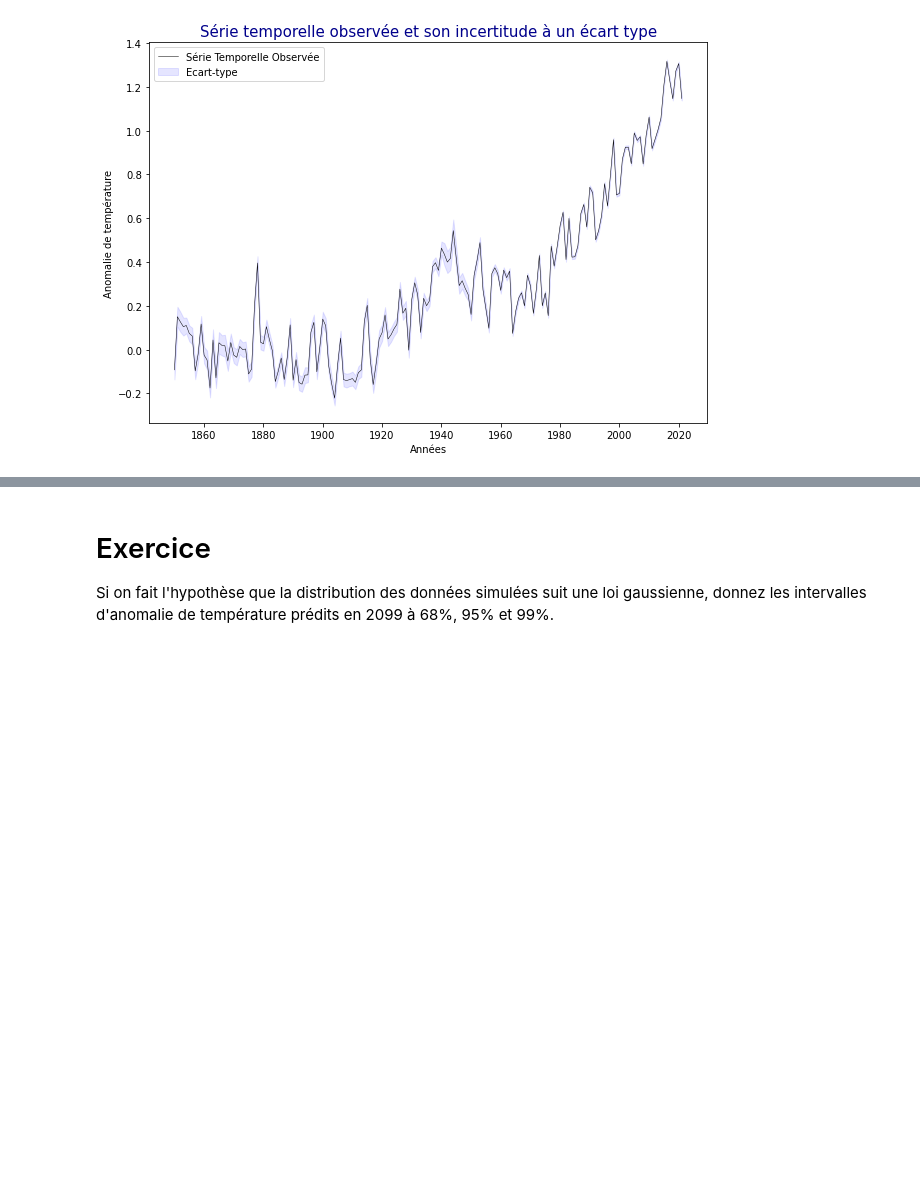
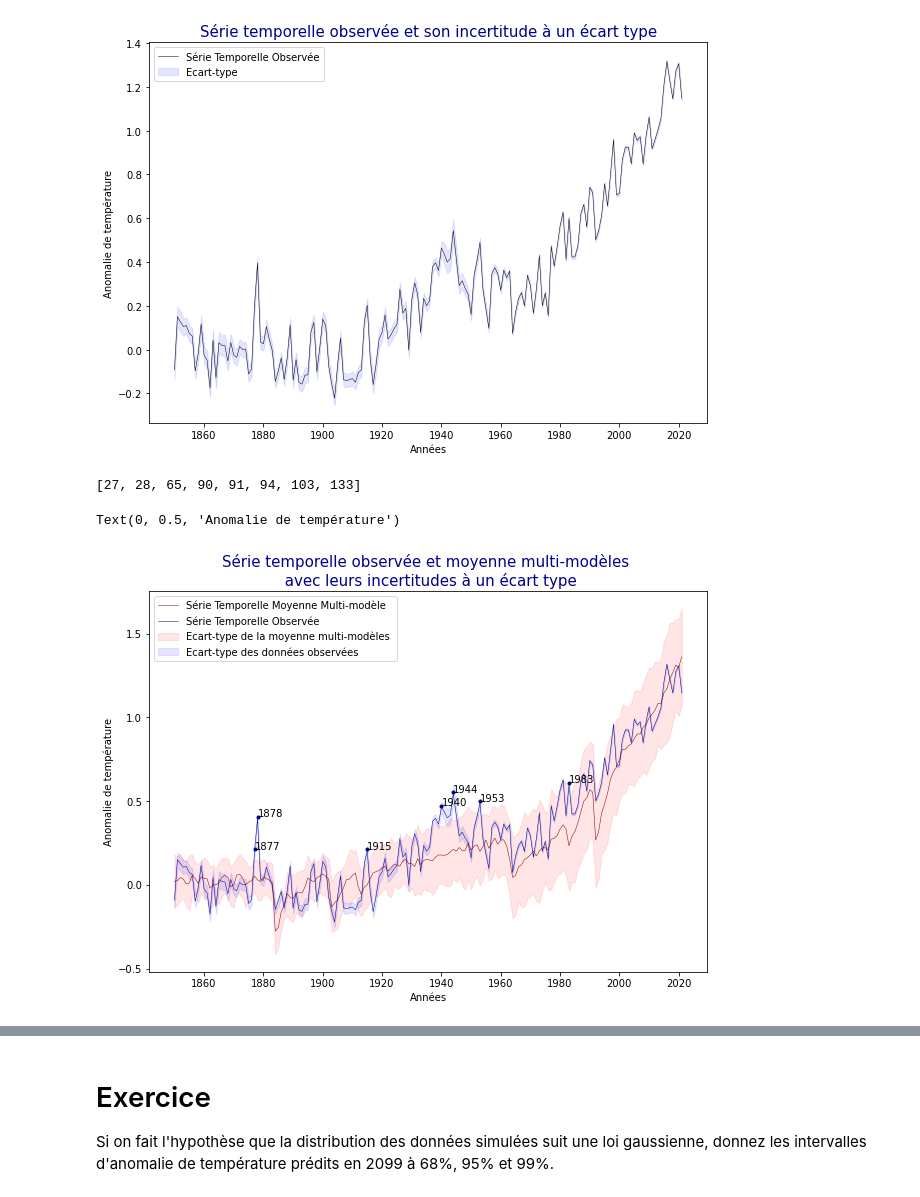
Before and after one commit to SashaCuau/ProjetMeteo, a Jupyter notebook: sujet_seance1_a_completer.ipynb, the cells around one changed output, grey strips where cells are left out. Saved outputs shown, nothing was run; the diff lists cells and outputs as text; code cells hidden in the pictures; blank space fills up the shorter version.

```diff
--- a/sujet_seance1_a_completer.ipynb
+++ b/sujet_seance1_a_completer.ipynb
@@ -236,3 +208,46 @@ plt.ylabel("Anomalie de température")
 # %% [output]
 Text(0, 0.5, 'Anomalie de température')
 [figure]
+# %%
+indexes = list()
+for i in range(len(data_observed_past.T)):
+    #print(data_observed_past.T[i])
+    ct = abs((np.mean(data_simulated_past.T,1)))+ci + 0.05
+    if abs(data_observed_past.T[i]) > ct[i]:
+        indexes.append(i)
+
+indexes
+# %% [output]
+[27, 28, 65, 90, 91, 94, 103, 133]
+# %%
+
+#ci = 1.96 * np.std(data_observed_past.T)/np.sqrt(len(label_past_times))
+fig, ax = plt.subplots(figsize=(10, 7))
+
+ax.plot(label_past_times,np.mean(data_simulated_past.T,1),color='darkred',linewidth = '0.5',label = "Série Temporelle Moyenne Multi-modèle")
+ax.fill_between(label_past_times, (np.mean(data_simulated_past.T,1)-ci), (np.mean(data_simulated_past.T,1)+ci), color='red', alpha=.1,label = "Ecart-type de la moyenne multi-modèles ")
+
+ax.plot(label_past_times,data_observed_past.T,color='darkblue',linewidth = '0.5',label = "Série Temporelle Observée")
+ax.fill_between(label_past_times, (data_observed_past[0].T-sigma/2), (data_observed_past[0].T+sigma/2), color='b', alpha=.1,label = "Ecart-type des données observées")
+
+ax.scatter(label_past_times[27], data_observed_past.T[27]+.01,marker = ".",color = "darkblue")
+ax.text(label_past_times[27], data_observed_past.T[27]+.01, label_past_times[27])
+ax.scatter(label_past_times[28], data_observed_past.T[28]+.01,marker = ".",color = "darkblue")
+ax.text(label_past_times[28], data_observed_past.T[28] +.01, label_past_times[28])
+ax.scatter(label_past_times[65], data_observed_past.T[65]+.01,marker = ".",color = "darkblue")
+ax.text(label_past_times[65], data_observed_past.T[65]+.01, label_past_times[65])
+ax.scatter(label_past_times[94], data_observed_past.T[94]+.01,marker = ".",color = "darkblue")
+ax.text(label_past_times[94], data_observed_past.T[94]+.01, label_past_times[94])
+ax.scatter(label_past_times[90], data_observed_past.T[90]+.01,marker = ".",color = "darkblue")
+ax.text(label_past_times[90], data_observed_past.T[90]+.01, label_past_times[90])
+ax.scatter(label_past_times[103], data_observed_past.T[103]+.01,marker = ".",color = "darkblue")
+ax.text(label_past_times[103], data_observed_past.T[103]+.01, label_past_times[103])
+ax.scatter(label_past_times[133], data_observed_past.T[133]+.01,marker = ".",color = "darkblue")
+ax.text(label_past_times[133], data_observed_past.T[133]+.01, label_past_times[133])
+plt.legend(loc="upper left")
+plt.title("Série temporelle observée et moyenne multi-modèles \n avec leurs incertitudes à un écart type", c="darkblue", fontsize = 15 )
+plt.xlabel("Années")
+plt.ylabel("Anomalie de température")
+# %% [output]
+Text(0, 0.5, 'Anomalie de température')
+[figure, added]
```
Also changed, not shown: parts of 4 cells of this notebook.
